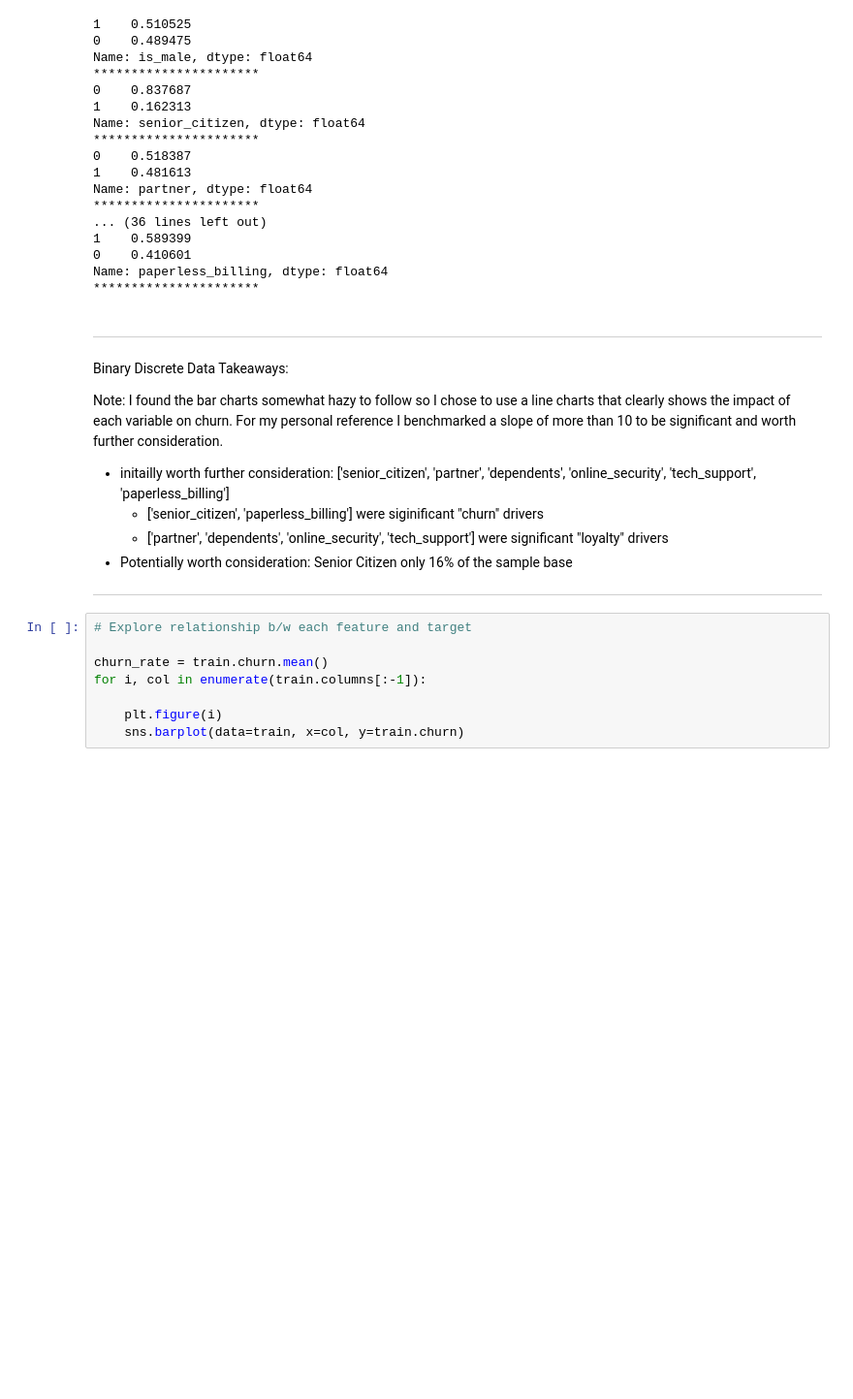
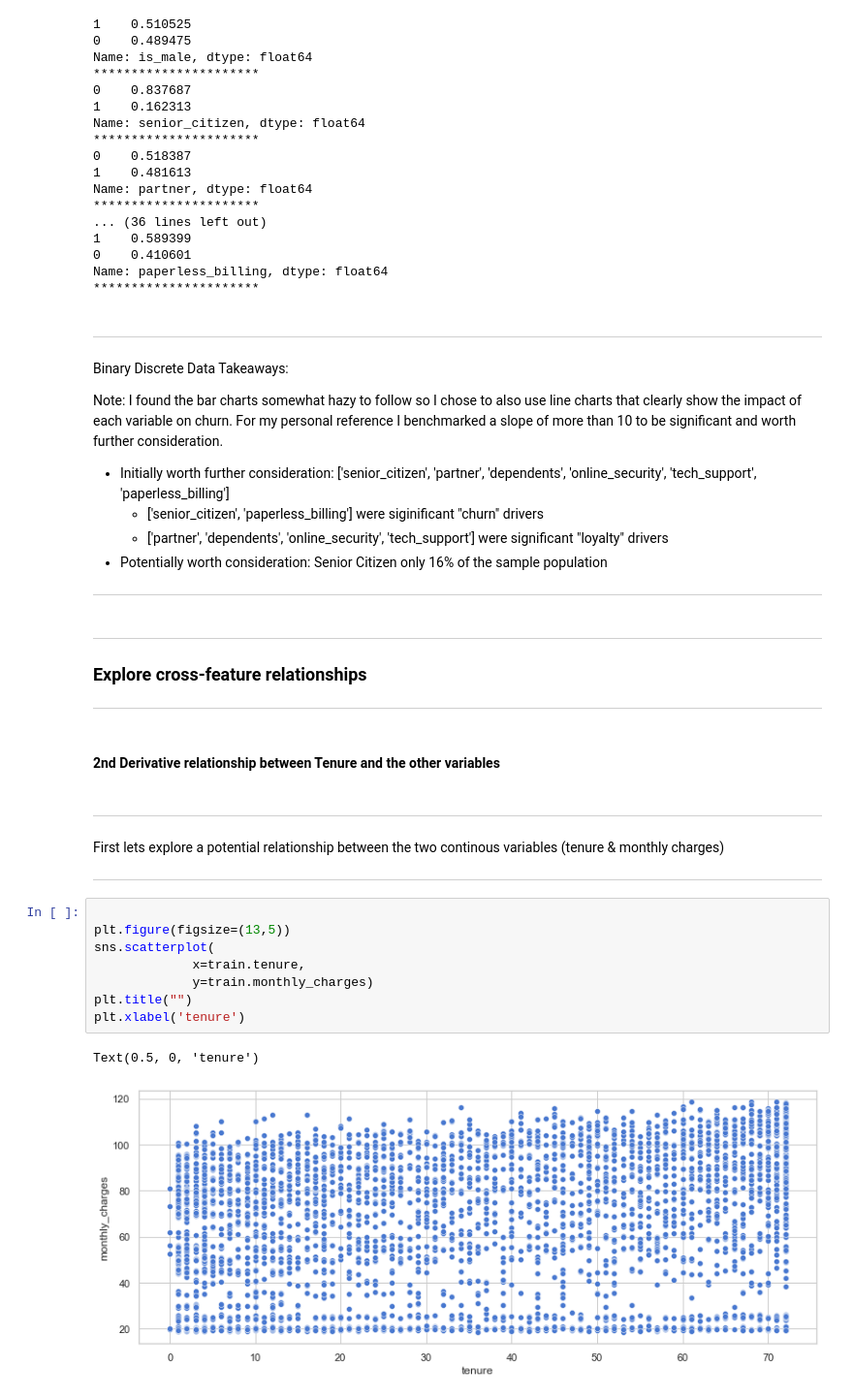
Before and after one commit to albertopuentes/Classification-Project---To-Churn-or-Not-To-Churn, a Jupyter notebook: classification_project.ipynb, the cells around one changed output. Shown at 97% size. Drawn from its saved outputs; the diff is of its cells as text; blank space fills up the shorter version.

Commit message:
Classification Project - Data Exploration wrap up

```diff
--- a/classification_project.ipynb
+++ b/classification_project.ipynb
@@ -541,18 +540,31 @@ Name: paperless_billing, dtype: float64
 ***
 Binary Discrete Data Takeaways:
 
-Note: I found the bar charts somewhat hazy to follow so I chose to use a line charts that clearly shows the impact of each variable on churn.  For my personal reference I benchmarked a slope of more than 10 to be significant and worth further consideration.
+Note: I found the bar charts somewhat hazy to follow so I chose to also use line charts that clearly show the impact of each variable on churn.  For my personal reference I benchmarked a slope of more than 10 to be significant and worth further consideration.
 
-   * initailly worth further consideration: ['senior_citizen', 'partner', 'dependents', 'online_security', 'tech_support', 'paperless_billing']
+   * Initially worth further consideration: ['senior_citizen', 'partner', 'dependents', 'online_security', 'tech_support', 'paperless_billing']
        * ['senior_citizen', 'paperless_billing'] were siginificant "churn" drivers
        * ['partner', 'dependents', 'online_security', 'tech_support'] were significant "loyalty" drivers
-   * Potentially worth consideration: Senior Citizen only 16% of the sample base
+   * Potentially worth consideration: Senior Citizen only 16% of the sample population
 ***
-# %%
-# Explore relationship b/w each feature and target
-
-churn_rate = train.churn.mean()
-for i, col in enumerate(train.columns[:-1]):
-
-    plt.figure(i)
-    sns.barplot(data=train, x=col, y=train.churn)
+# %% [markdown]
+***
+### Explore cross-feature relationships
+***
+# %% [markdown]
+#### 2nd Derivative relationship between Tenure and the other variables
+# %% [markdown]
+***
+First lets explore a potential relationship between the two continous variables (tenure & monthly charges)
+***
+# %%
+
+plt.figure(figsize=(13,5))
+sns.scatterplot(
+             x=train.tenure,
+             y=train.monthly_charges)
+plt.title("")
+plt.xlabel('tenure')
+# %% [output]
+Text(0.5, 0, 'tenure')
+[figure, added]
```
Also changed, not shown: parts of 24 cells of this notebook.
